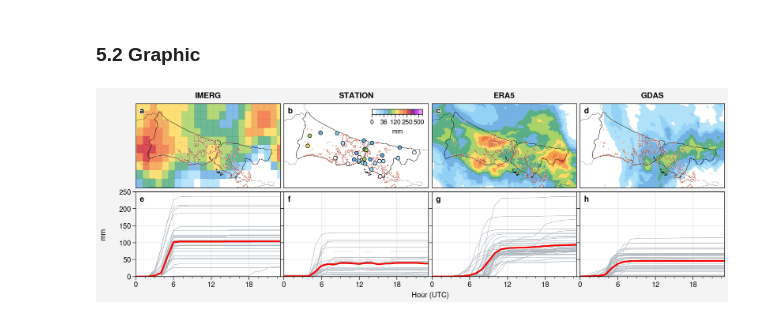
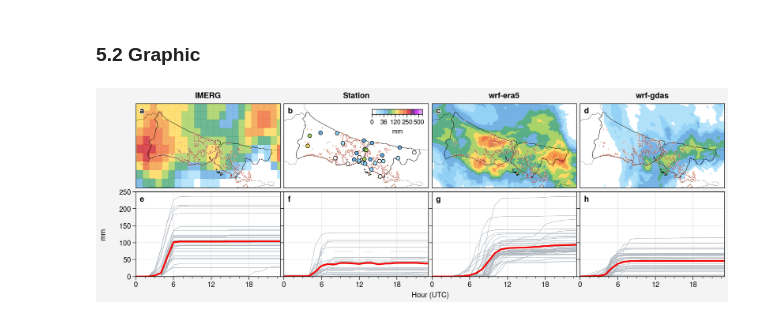
Before and after one commit to donmezkutay/Urban-Precipitation-Article-Istanbul, a Jupyter notebook: combined_verification.ipynb, the cells around one changed output. Cells and saved outputs as stored; diff of their text form; code cells hidden in the pictures.

```diff
--- a/combined_verification.ipynb
+++ b/combined_verification.ipynb
@@ -587,7 +587,7 @@ axs[:4].format(lonlim=(27.69171143+0.10, 30.04271274),
            longrid=False,
            latgrid = False)
 
-axs.format(collabels=['IMERG', 'STATION', 'ERA5', 'GDAS'],
+axs.format(collabels=['IMERG', 'Station', 'wrf-era5', 'wrf-gdas'],
            #collabels=['08UTC', '09UTC', '10UTC', '11UTC']
            )
 
@@ -681,31 +681,31 @@ for i in range(4, int(graphic_no)):
                           colors='red', lw=2,
                           path_effects=path_effect,
                     )
     #axs[i].format(xformatter='%H')
     axs[i].set_ylim([vmin, vmax])
     axs[i].set_xlabel('Hour (UTC)')
     axs[i].set_ylabel('mm')
     axs[i].set_yticks([0, 50, 100, 150, 200, 250])
     axs[i].set_xticks([0, 6, 12, 18])
 
 axs[5:].format(ytickminor=False, ylabel='')
 
 # colorbars
 axs[1].colorbar(mesh,
                  label='mm',
                  ticks = ticks,
                  loc='ur', length=7,  # length is em widths
                  tickminor=True, alpha=0.5,
                  width=0.7,
                  labelsize = 8,
                  ticklabelsize = 8,
                  frame=False,
                  pad = 0.8
                 )
 
 #save figure
 plt.savefig(r'pictures/combined_verification.jpeg',
             bbox_inches='tight', optimize=True,
             progressive=True, dpi=1000)
 # %% [output]
-[figure, old version]
+[figure, new version]
```
Also changed, not shown: 5 other files.
